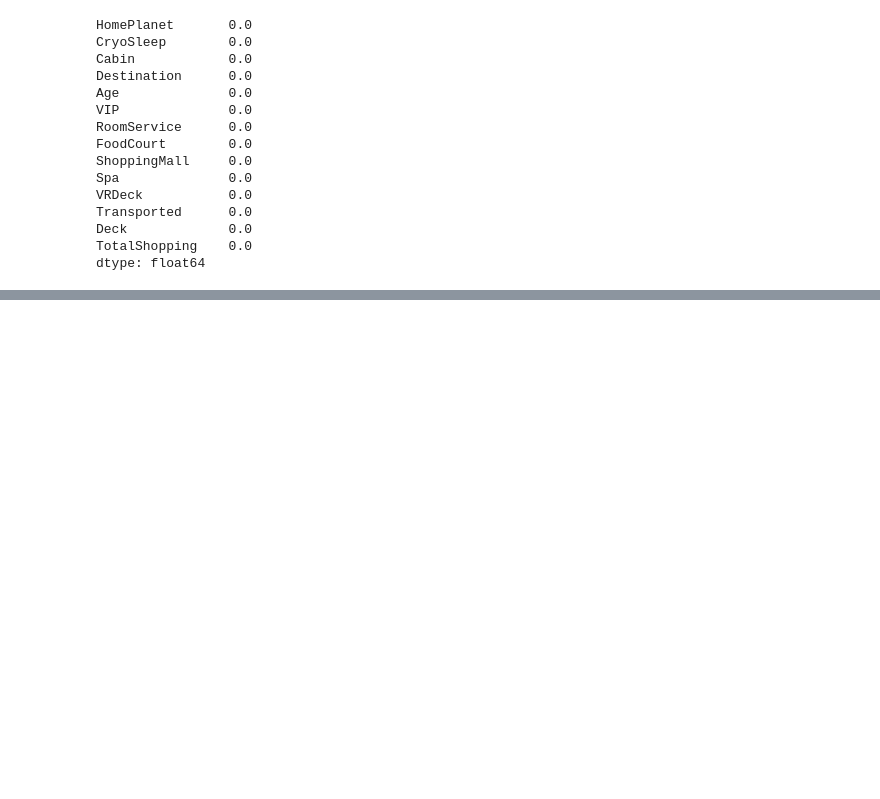
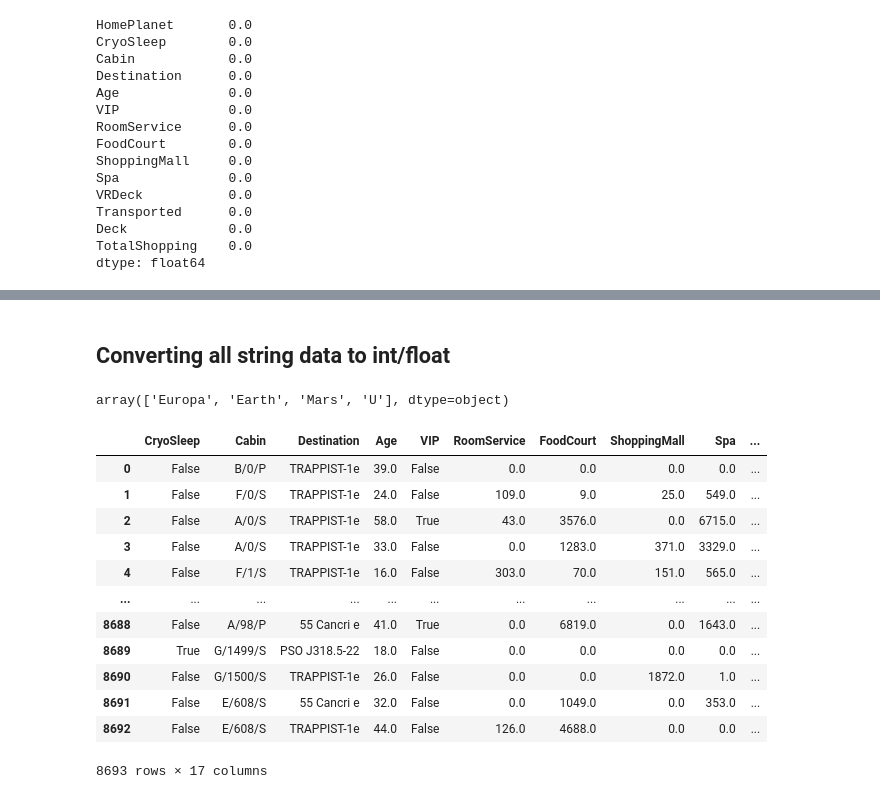
Before and after one commit to singhalishir1911/Spaceship_titanic, a Jupyter notebook: Spaceship_titanic.ipynb, the cells around one changed output, grey strips where cells are left out. Saved outputs shown, nothing was run; the diff lists cells and outputs as text; code cells hidden in the pictures; blank space fills up the shorter version.

Commit message:
Encoded the columns wherever needed

```diff
--- a/Spaceship_titanic.ipynb
+++ b/Spaceship_titanic.ipynb
@@ -182,0 +199,25 @@ dtype: float64
+# %% [markdown]
+## Converting all string data to int/float
+# %%
+train_data['HomePlanet'].unique()
+# %% [output]
+array(['Europa', 'Earth', 'Mars', 'U'], dtype=object)
+# %%
+# Using Encoder for Homeplanet
+train_data = pd.get_dummies(train_data, columns=["HomePlanet"], prefix="HomePlanet", dtype=int)
+# %%
+train_data
+# %% [output]
+|  | CryoSleep | Cabin | Destination | Age | VIP | RoomService | FoodCourt | ShoppingMall | Spa | ... |
+| 0 | False | B/0/P | TRAPPIST-1e | 39.0 | False | 0.0 | 0.0 | 0.0 | 0.0 | ... |
+| 1 | False | F/0/S | TRAPPIST-1e | 24.0 | False | 109.0 | 9.0 | 25.0 | 549.0 | ... |
+| 2 | False | A/0/S | TRAPPIST-1e | 58.0 | True | 43.0 | 3576.0 | 0.0 | 6715.0 | ... |
+| 3 | False | A/0/S | TRAPPIST-1e | 33.0 | False | 0.0 | 1283.0 | 371.0 | 3329.0 | ... |
+| 4 | False | F/1/S | TRAPPIST-1e | 16.0 | False | 303.0 | 70.0 | 151.0 | 565.0 | ... |
+| ... | ... | ... | ... | ... | ... | ... | ... | ... | ... | ... |
+| 8688 | False | A/98/P | 55 Cancri e | 41.0 | True | 0.0 | 6819.0 | 0.0 | 1643.0 | ... |
+| 8689 | True | G/1499/S | PSO J318.5-22 | 18.0 | False | 0.0 | 0.0 | 0.0 | 0.0 | ... |
+| 8690 | False | G/1500/S | TRAPPIST-1e | 26.0 | False | 0.0 | 0.0 | 1872.0 | 1.0 | ... |
+| 8691 | False | E/608/S | 55 Cancri e | 32.0 | False | 0.0 | 1049.0 | 0.0 | 353.0 | ... |
+| 8692 | False | E/608/S | TRAPPIST-1e | 44.0 | False | 126.0 | 4688.0 | 0.0 | 0.0 | ... |
+8693 rows × 17 columns
```
Also changed, not shown: parts of 8 cells of this notebook.
